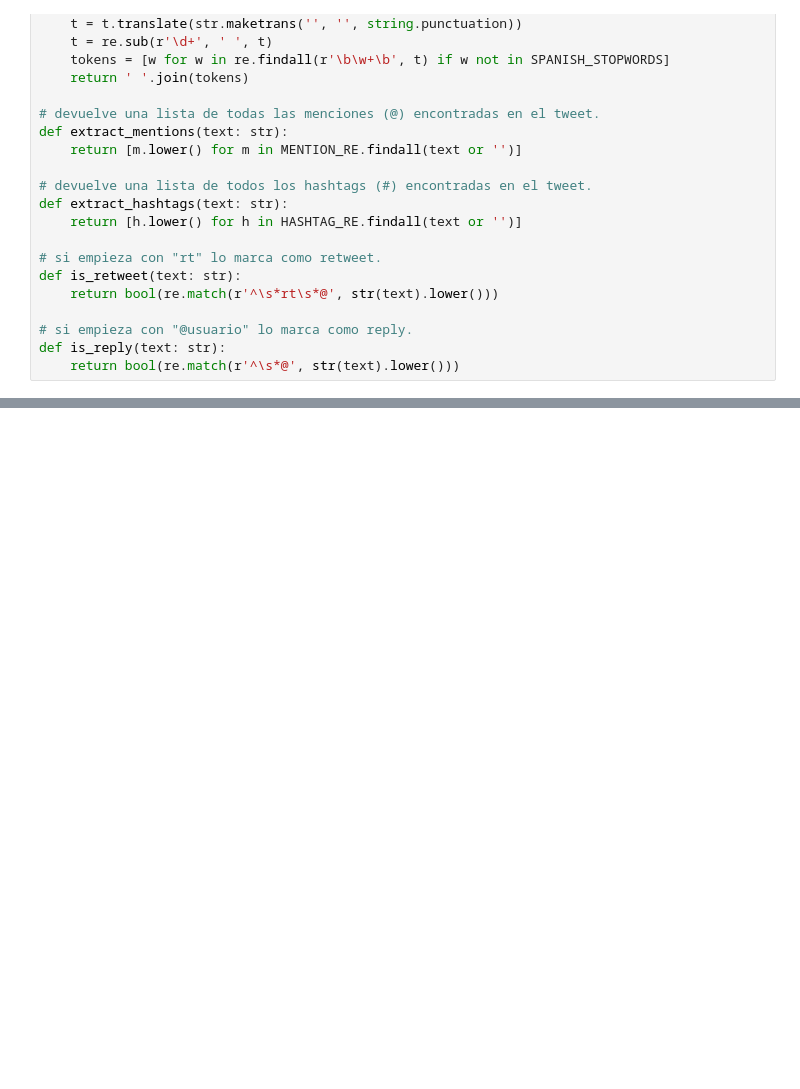
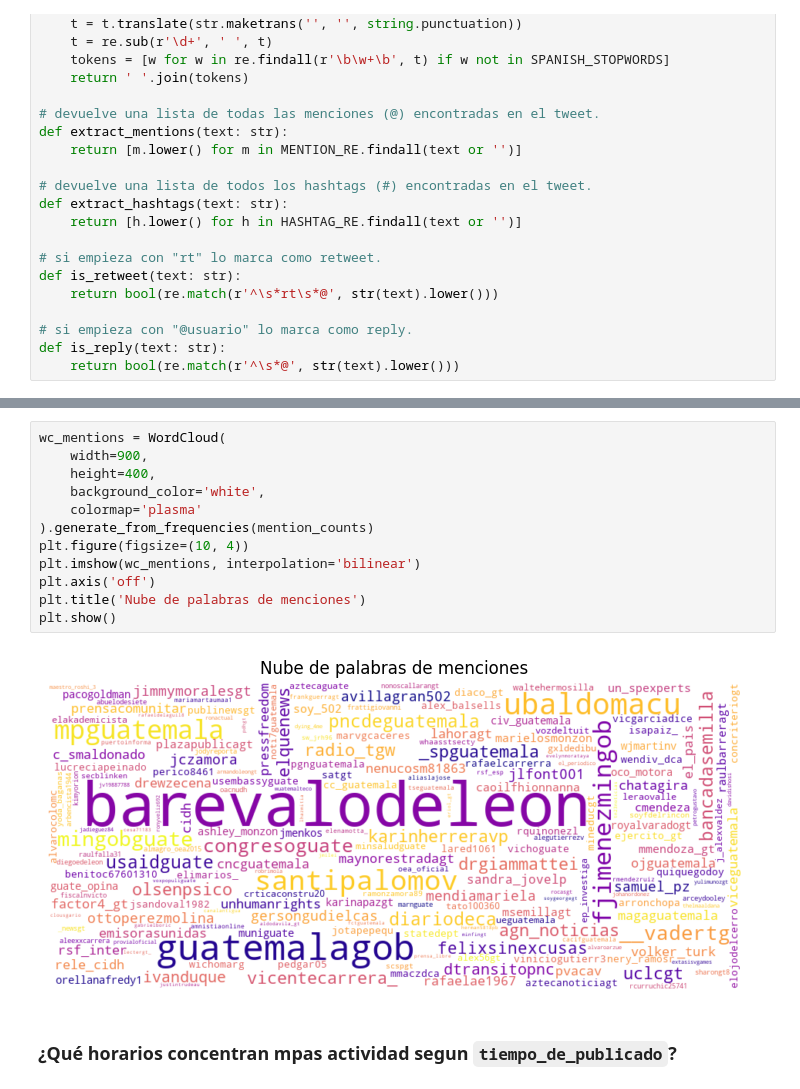
Before and after one commit to ArielaMishaanCohen/11-Lab-6-An-lisis-Redes-Sociales, a Jupyter notebook: lab6.ipynb, the cells around one changed output, grey strips where cells are left out. Cells and saved outputs as stored; diff of their text form; blank space fills up the shorter version.

```diff
--- a/lab6.ipynb
+++ b/lab6.ipynb
@@ -205,0 +314,16 @@ display(tweets.head())
+# %%
+wc_mentions = WordCloud(
+    width=900,
+    height=400,
+    background_color='white',
+    colormap='plasma'
+).generate_from_frequencies(mention_counts)
+plt.figure(figsize=(10, 4))
+plt.imshow(wc_mentions, interpolation='bilinear')
+plt.axis('off')
+plt.title('Nube de palabras de menciones')
+plt.show()
+# %% [output]
+[figure, added]
+# %% [markdown]
+### ¿Qué horarios concentran mpas actividad segun `tiempo_de_publicado`?
```
Also changed, not shown: parts of 35 cells of this notebook, 5 other files.
